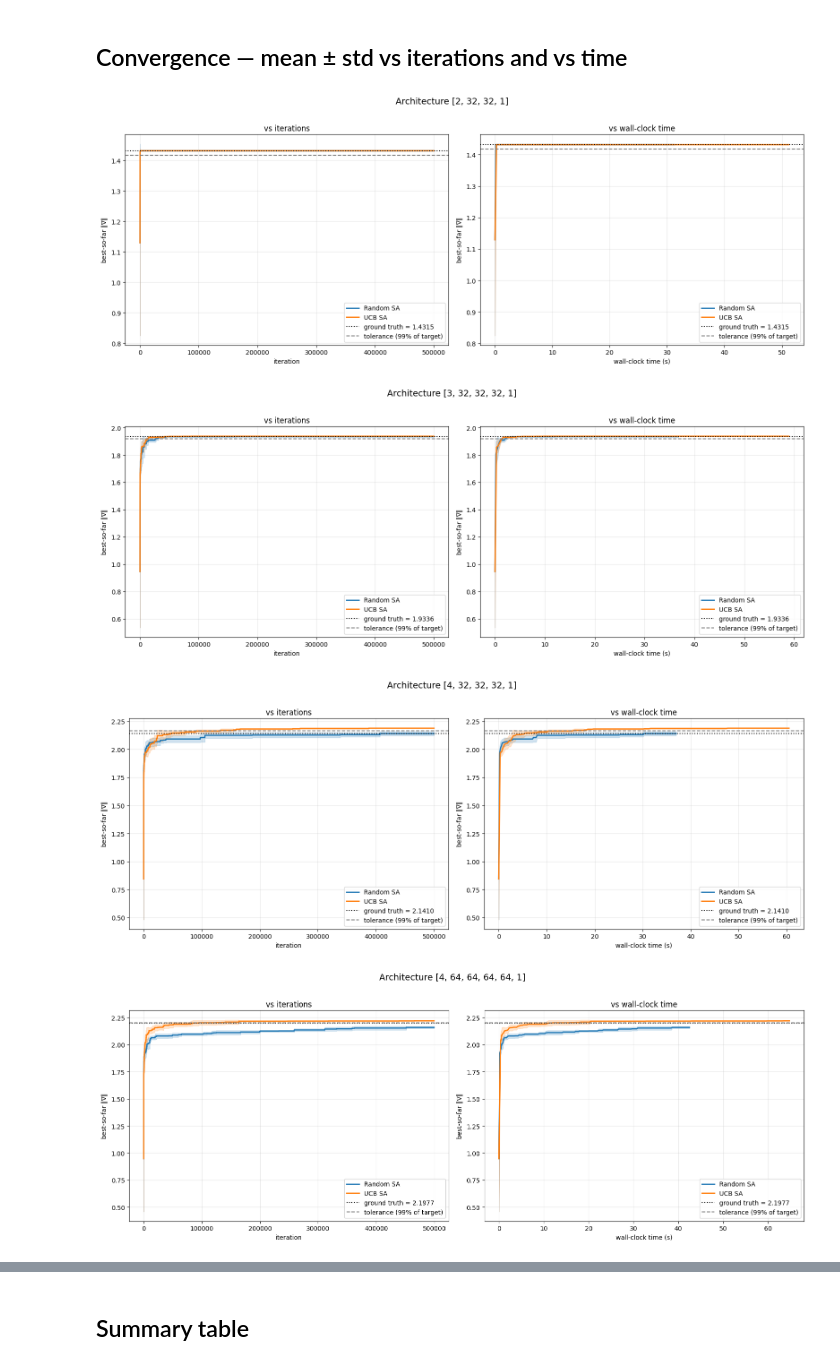
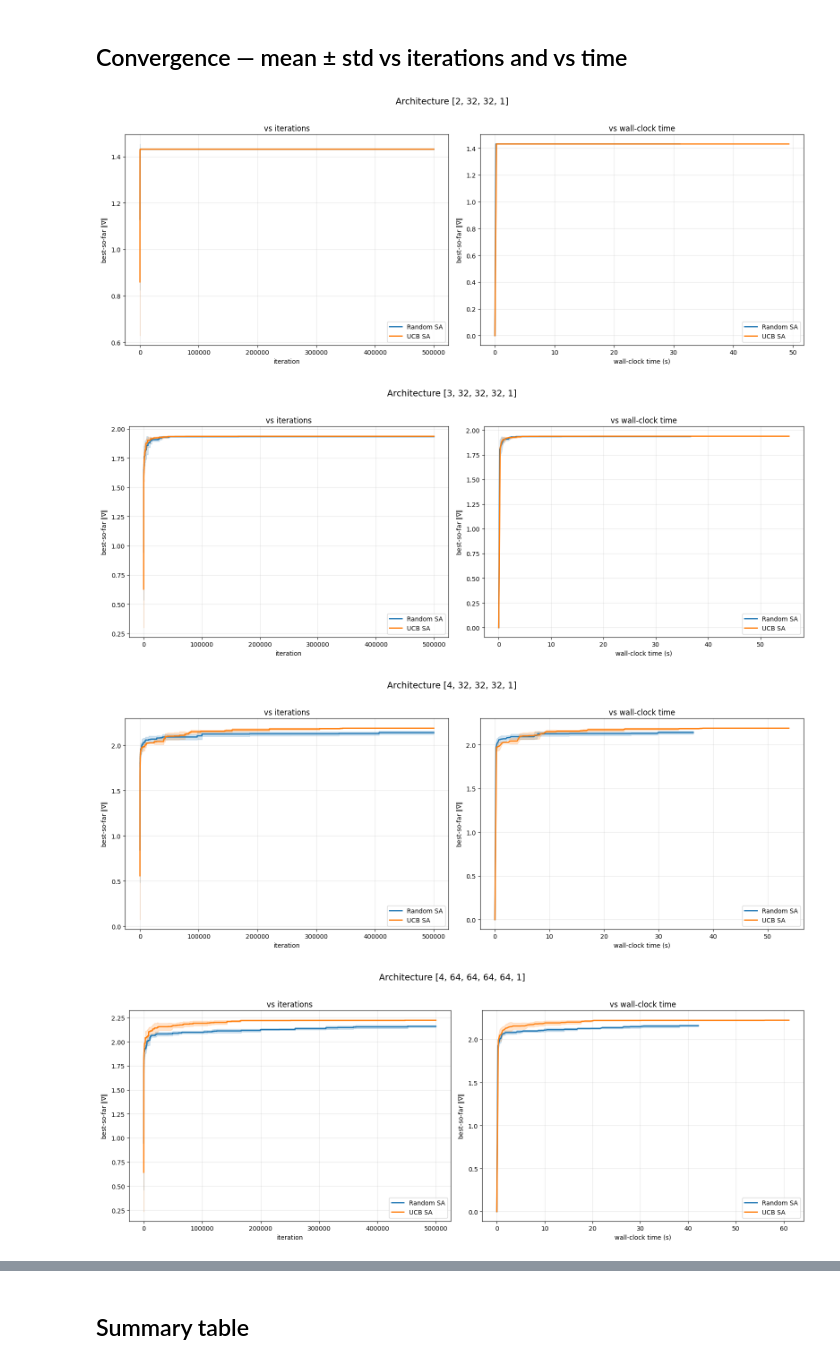
Before and after one commit to humancompatible/LipSSA, a Jupyter notebook: scripts_testing/Random_vs_UCB_Comparison.ipynb, the cells around one changed output, grey strips where cells are left out. Cells and saved outputs as stored; diff of their text form; code cells hidden in the pictures.

```diff
--- a/scripts_testing/Random_vs_UCB_Comparison.ipynb
+++ b/scripts_testing/Random_vs_UCB_Comparison.ipynb
@@ -39,17 +39,13 @@ TRAIN_EPOCHS  = 1500
 TRAIN_LR      = 1e-3
 TRAIN_SEED    = 0
 
-GT_ITERS      = 1000_000
-
 COMPARE_ITERS = 500_000
 N_SEEDS       = 5
 SEEDS         = list(range(N_SEEDS))
+TUNE_SEEDS    = list(range(100, 100 + N_SEEDS))
 
-UCB_C         = 15
-UCB_PARTITION = 2
-
-TOL_FRAC      = 0.01   # "reached the bound" = best-so-far >= (1 - TOL_FRAC) * target,
-                       # where target = max(gt_value, max across all seeds/methods)
+UCB_C          = 15
+PARTITION_GRID = [2, 1.5]
 # %% [markdown]
 ## Helpers
 
@@ -199,47 +131,31 @@ for arch in ARCHITECTURES:
 # %%
 iters = np.arange(1, COMPARE_ITERS + 1)
 
 for arch in ARCHITECTURES:
-    r  = results[tuple(arch)]
-    gt = r['gt']
-    target = max(gt, max(h.max() for h in r['rand']['v_hist'] + r['ucb']['v_hist']))
-    tol_y  = (1 - TOL_FRAC) * target
+    runs = results[tuple(arch)]
 
     fig, axes = plt.subplots(1, 2, figsize=(16, 6))
     fig.suptitle(f'Architecture {arch}', fontsize=14, y=1.02)
 
-    # --- vs iterations ---
-    ax = axes[0]
     for label, key, color in [('Random SA', 'rand', 'tab:blue'), ('UCB SA', 'ucb', 'tab:orange')]:
-        m, s = r[key]['iter_mean'], r[key]['iter_std']
-        ax.plot(iters, m, label=label, color=color, linewidth=2)
-        ax.fill_between(iters, m - s, m + s, color=color, alpha=0.2)
-    ax.axhline(gt,    linestyle=':',  color='black', label=f'ground truth = {gt:.4f}')
-    ax.axhline(tol_y, linestyle='--', color='gray',  label=f'tolerance ({(1-TOL_FRAC)*100:.0f}% of target)')
-    ax.set_xlabel('iteration')
-    ax.set_ylabel(r'best-so-far $\|\nabla\|$')
-    ax.set_title('vs iterations')
-    ax.legend(loc='lower right')
-    ax.grid(True, alpha=0.3)
+        grid = np.linspace(0.0, min(r['compute_time'] for r in runs[key]), 200)
+        for ax, column, points in [(axes[0], 0, iters), (axes[1], 1, grid)]:
+            m, s = band(runs[key], column, points)
+            ax.plot(points, m, label=label, color=color, linewidth=2)
+            ax.fill_between(points, m - s, m + s, color=color, alpha=0.2)
 
-    # --- vs wall-clock time ---
-    ax = axes[1]
-    for label, key, color in [('Random SA', 'rand', 'tab:blue'), ('UCB SA', 'ucb', 'tab:orange')]:
-        g, m, s = r[key]['time_grid'], r[key]['time_mean'], r[key]['time_std']
-        ax.plot(g, m, label=label, color=color, linewidth=2)
-        ax.fill_between(g, m - s, m + s, color=color, alpha=0.2)
-    ax.axhline(gt,    linestyle=':',  color='black', label=f'ground truth = {gt:.4f}')
-    ax.axhline(tol_y, linestyle='--', color='gray',  label=f'tolerance ({(1-TOL_FRAC)*100:.0f}% of target)')
-    ax.set_xlabel('wall-clock time (s)')
-    ax.set_ylabel(r'best-so-far $\|\nabla\|$')
-    ax.set_title('vs wall-clock time')
-    ax.legend(loc='lower right')
-    ax.grid(True, alpha=0.3)
+    for ax, xlabel, title in [(axes[0], 'iteration', 'vs iterations'),
+                              (axes[1], 'wall-clock time (s)', 'vs wall-clock time')]:
+        ax.set_xlabel(xlabel)
+        ax.set_ylabel(r'best-so-far $\|\nabla\|$')
+        ax.set_title(title)
+        ax.legend(loc='lower right')
+        ax.grid(True, alpha=0.3)
 
     plt.tight_layout()
     plt.show()
 # %% [output]
-[figure, old version]
+[figure, new version]
-[figure, old version]
+[figure, new version]
-[figure, old version]
+[figure, new version]
-[figure, old version]
+[figure, new version]
```
Also changed, not shown: parts of 7 cells of this notebook, 1 other file.
